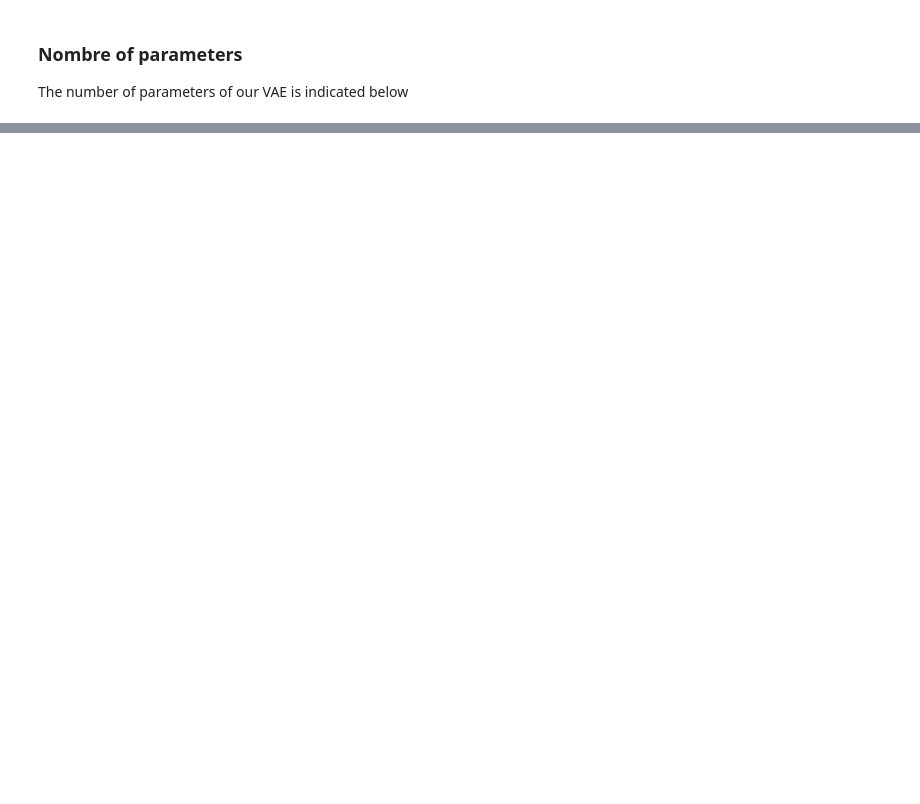
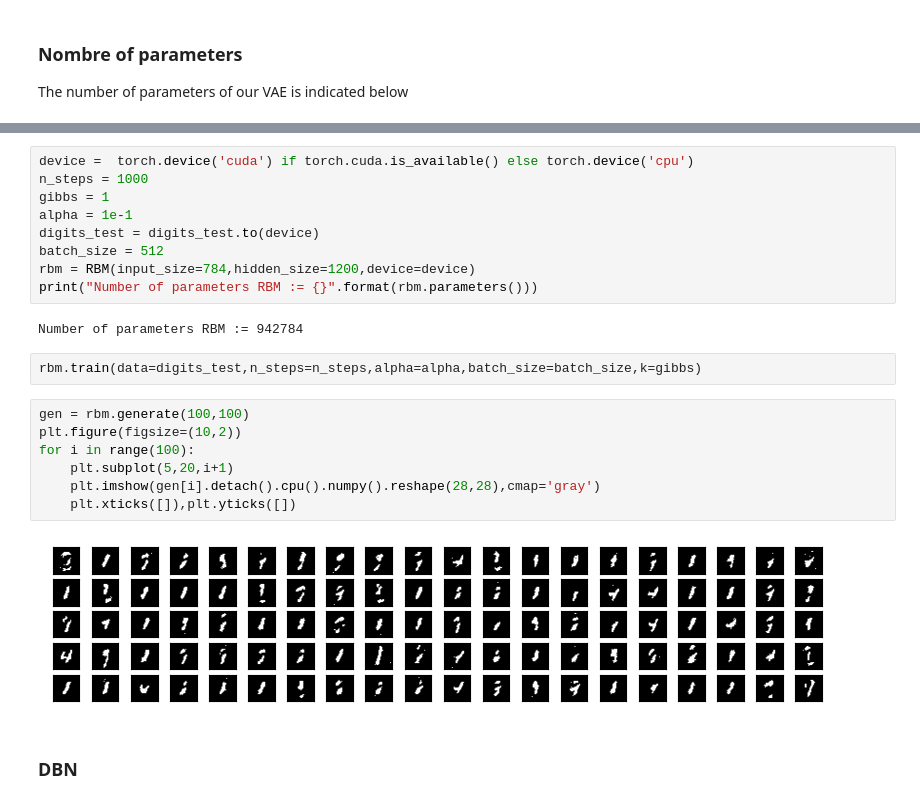
Before and after one commit to sabdoudaoura/Comparison-of-generation-methods, a Jupyter notebook: comparison.ipynb, the cells around one changed output, grey strips where cells are left out. Saved outputs shown, nothing was run; the diff lists cells and outputs as text; blank space fills up the shorter version.

```diff
--- a/comparison.ipynb
+++ b/comparison.ipynb
@@ -42,0 +68,24 @@ for i in range(100):
+# %%
+device =  torch.device('cuda') if torch.cuda.is_available() else torch.device('cpu')
+n_steps = 1000
+gibbs = 1
+alpha = 1e-1
+digits_test = digits_test.to(device)
+batch_size = 512
+rbm = RBM(input_size=784,hidden_size=1200,device=device)
+print("Number of parameters RBM := {}".format(rbm.parameters()))
+# %% [output]
+Number of parameters RBM := 942784
+# %%
+rbm.train(data=digits_test,n_steps=n_steps,alpha=alpha,batch_size=batch_size,k=gibbs)
+# %%
+gen = rbm.generate(100,100)
+plt.figure(figsize=(10,2))
+for i in range(100):
+    plt.subplot(5,20,i+1)
+    plt.imshow(gen[i].detach().cpu().numpy().reshape(28,28),cmap='gray')
+    plt.xticks([]),plt.yticks([])
+# %% [output]
+[figure, added]
+# %% [markdown]
+### DBN
```
Also changed, not shown: parts of 10 cells of this notebook, 3 other files.
